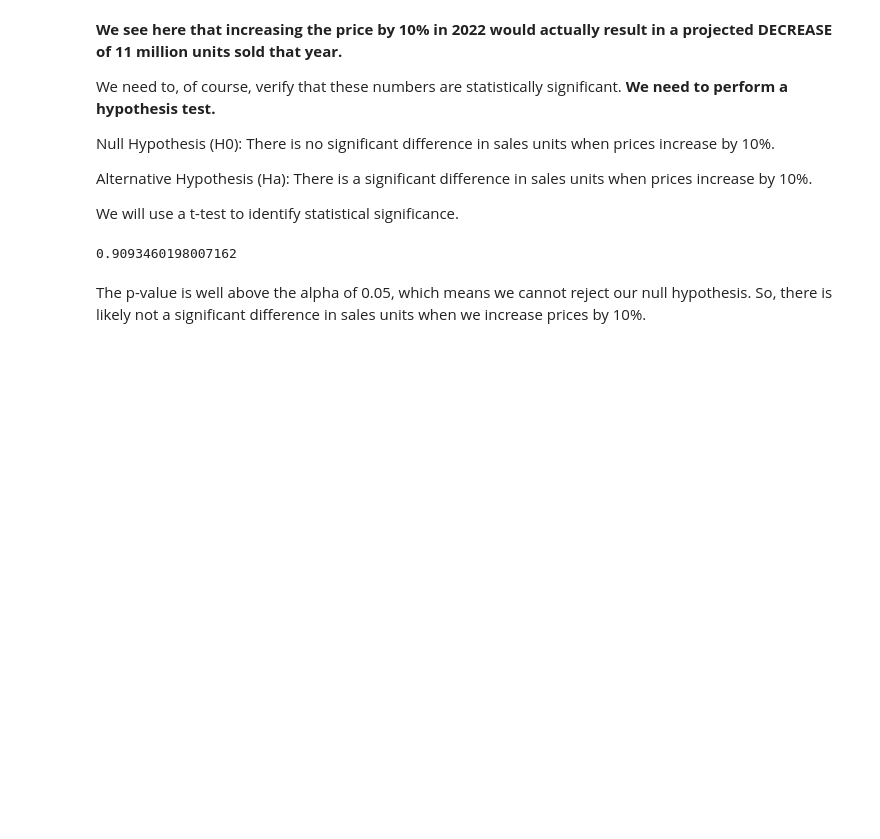
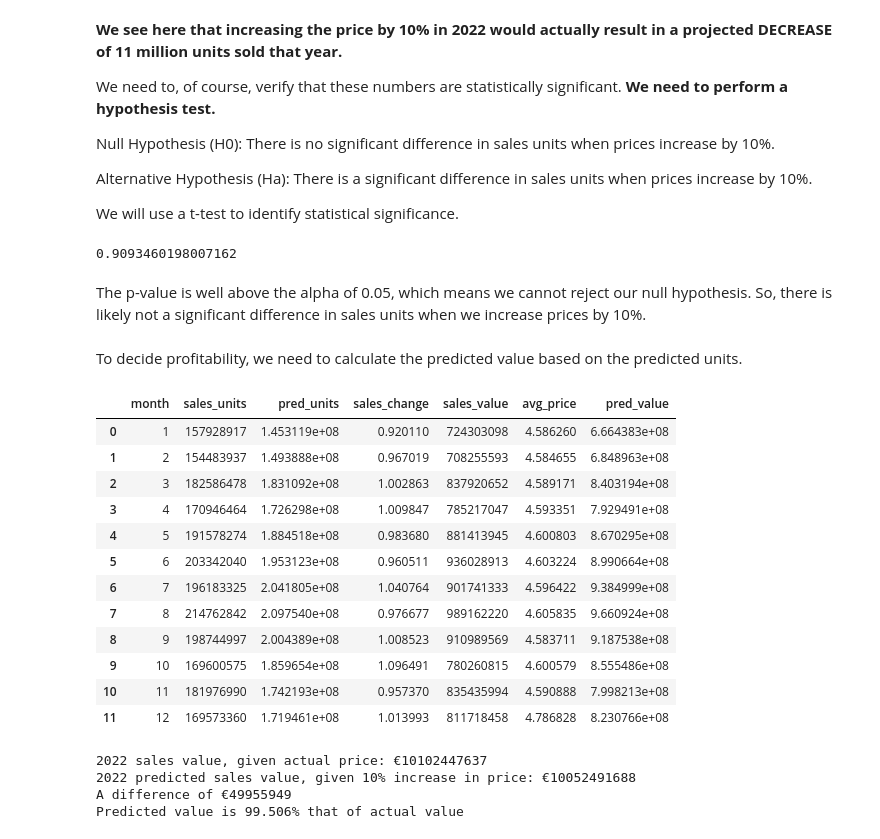
Before and after one commit to badek23/tobaccosales, a Jupyter notebook: notebook.ipynb, the cells around one changed output. Cells and saved outputs as stored; diff of their text form; code cells hidden in the pictures; blank space fills up the shorter version.

Commit message:
profitability

```diff
--- a/notebook.ipynb
+++ b/notebook.ipynb
@@ -520,7 +520,7 @@ plt.show()
 A question to consider: Considering the Total Sales Units model you developed in the previous section, what impact would a 10% increase in the price of tobacco in 2022 have on sales units?
 # %%
 # Duplicate Dataframe that feeds into the model
-dupl = dropped.copy()
+dupl = no_covid.copy()
 
 # Change price to 110% (a 10% increase) in the original price
 dupl["avg_price"] = dupl["avg_price"]*1.1
@@ -543,7 +543,7 @@ pred_df = pd.DataFrame({
 })
 
 # Identify original sales units, based on 100% price
-sales_units = dropped[dropped["year"]==2022][["month","sales_units"]].reset_index().drop("index",axis=1)
+sales_units = no_covid[no_covid["year"]==2022][["month","sales_units"]].reset_index().drop("index",axis=1)
 # %%
 # Create Dataframe that combines the "old" and "new" sales units
 comparison = pd.merge(sales_units, pred_df, left_index=True, right_index=True)
@@ -612,0 +630,43 @@ The p-value is well above the alpha of 0.05, which means we cannot reject our nu
+# %% [markdown]
+To decide profitability, we need to calculate the predicted value based on the predicted units.
+# %%
+# We need avg_price and sales_values data so we can calculate profitability, so we will pull from the "data" table this time
+sales_val = data[data["year"]==2022][["month","sales_value","avg_price"]].reset_index().drop("index",axis=1)
+
+# Then combine this data with our previously-established comparison table
+comparison_val = pd.merge(comparison, sales_val, on="month")
+# %%
+# Calculate predicted sales value, based on the 110% price and the predicted sales units
+comparison_val["pred_value"] = comparison_val["pred_units"] * comparison_val["avg_price"]
+# %%
+comparison_val
+# %% [output]
+|  | month | sales_units | pred_units | sales_change | sales_value | avg_price | pred_value |
+| 0 | 1 | 157928917 | 1.453119e+08 | 0.920110 | 724303098 | 4.586260 | 6.664383e+08 |
+| 1 | 2 | 154483937 | 1.493888e+08 | 0.967019 | 708255593 | 4.584655 | 6.848963e+08 |
+| 2 | 3 | 182586478 | 1.831092e+08 | 1.002863 | 837920652 | 4.589171 | 8.403194e+08 |
+| 3 | 4 | 170946464 | 1.726298e+08 | 1.009847 | 785217047 | 4.593351 | 7.929491e+08 |
+| 4 | 5 | 191578274 | 1.884518e+08 | 0.983680 | 881413945 | 4.600803 | 8.670295e+08 |
+| 5 | 6 | 203342040 | 1.953123e+08 | 0.960511 | 936028913 | 4.603224 | 8.990664e+08 |
+| 6 | 7 | 196183325 | 2.041805e+08 | 1.040764 | 901741333 | 4.596422 | 9.384999e+08 |
+| 7 | 8 | 214762842 | 2.097540e+08 | 0.976677 | 989162220 | 4.605835 | 9.660924e+08 |
+| 8 | 9 | 198744997 | 2.004389e+08 | 1.008523 | 910989569 | 4.583711 | 9.187538e+08 |
+| 9 | 10 | 169600575 | 1.859654e+08 | 1.096491 | 780260815 | 4.600579 | 8.555486e+08 |
+| 10 | 11 | 181976990 | 1.742193e+08 | 0.957370 | 835435994 | 4.590888 | 7.998213e+08 |
+| 11 | 12 | 169573360 | 1.719461e+08 | 1.013993 | 811718458 | 4.786828 | 8.230766e+08 |
+# %%
+# Sum up sales values and compare between actual and post-price-increase predicted
+total_val = comparison_val["sales_value"].sum()
+total_pred_val = round(comparison_val["pred_value"].sum())
+difference = total_val - total_pred_val
+total_change = round(100*(total_pred_val / total_val),3)
+
+print(f"2022 sales value, given actual price: €{total_val}")
+print(f"2022 predicted sales value, given 10% increase in price: €{total_pred_val}")
+print(f"A difference of €{difference}")
+print(f"Predicted value is {total_change}% that of actual value")
+# %% [output]
+2022 sales value, given actual price: €10102447637
+2022 predicted sales value, given 10% increase in price: €10052491688
+A difference of €49955949
+Predicted value is 99.506% that of actual value
```
Also changed, not shown: parts of 6 cells of this notebook.
